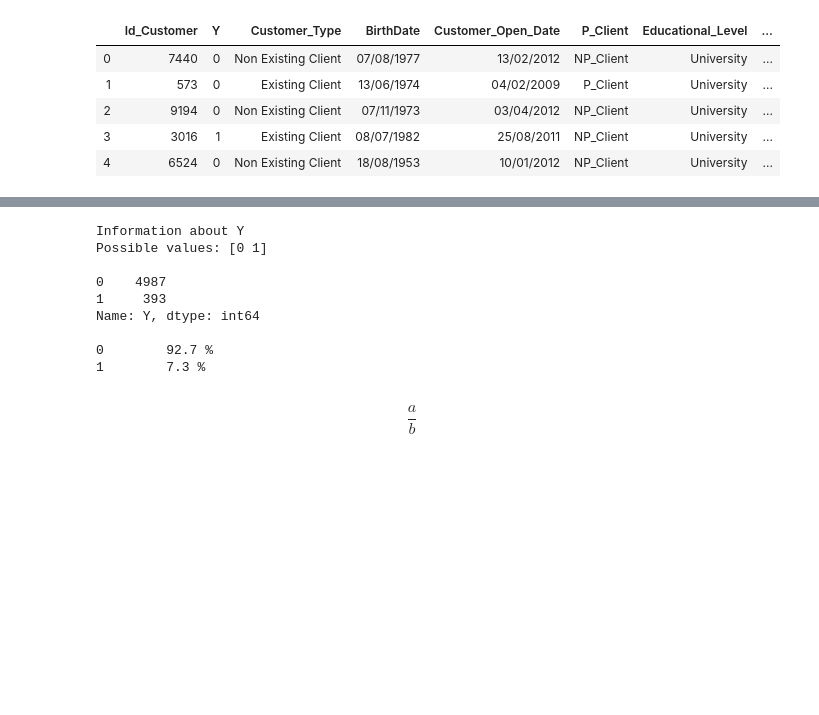
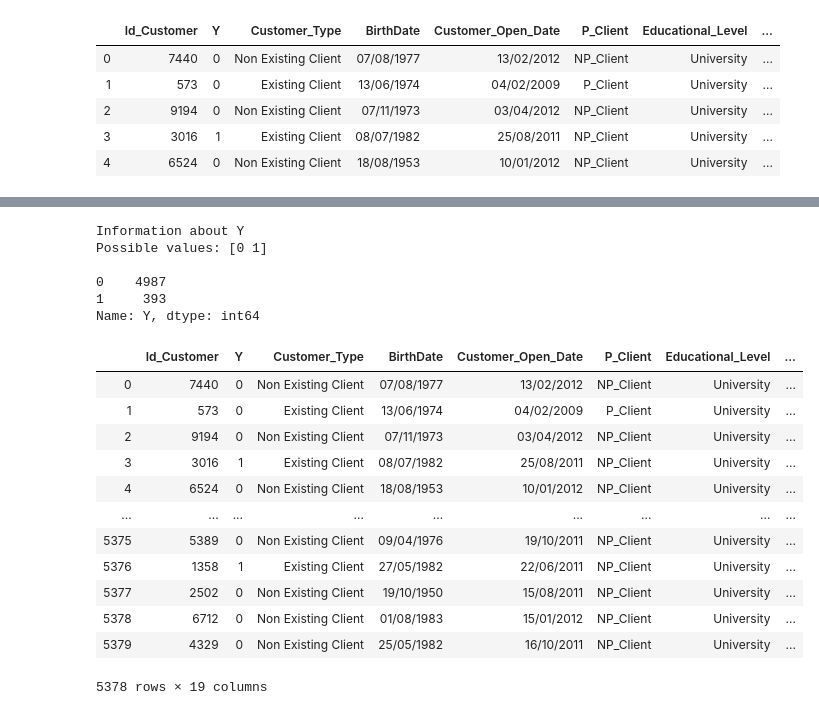
Before and after one commit to luizbezerra-pinheiro/Project_ML2, a Jupyter notebook: src/Feature Analysis.ipynb, the cells around one changed output, grey strips where cells are left out. Saved outputs shown, nothing was run; the diff lists cells and outputs as text; code cells hidden in the pictures; blank space fills up the shorter version.

```diff
--- a/src/Feature Analysis.ipynb
+++ b/src/Feature Analysis.ipynb
@@ -34,8 +34,6 @@ display(df.describe(include="all"))
 print("Information about Y")
 print("Possible values:", df.Y.unique(), end="\n\n")
 print(df.Y.value_counts(), end="\n\n")
-print("0\t", 100*round(1-df.Y.sum()/df.shape[0], 3), "%")
-print("1\t", 100*round(df.Y.sum()/df.shape[0], 3), "%")
 # %% [output]
 Information about Y
 Possible values: [0 1]
@@ -43,10 +41,19 @@ Possible values: [0 1]
 0    4987
 1     393
 Name: Y, dtype: int64
-
-0        92.7 %
-1        7.3 %
-# %% [markdown]
-$$
-\dfrac{a}{b}
-$$
+# %%
+display(df[~df["Net_Annual_Income"].isna()])
+# %% [output]
+|  | Id_Customer | Y | Customer_Type | BirthDate | Customer_Open_Date | P_Client | Educational_Level | ... |
+| 0 | 7440 | 0 | Non Existing Client | 07/08/1977 | 13/02/2012 | NP_Client | University | ... |
+| 1 | 573 | 0 | Existing Client | 13/06/1974 | 04/02/2009 | P_Client | University | ... |
+| 2 | 9194 | 0 | Non Existing Client | 07/11/1973 | 03/04/2012 | NP_Client | University | ... |
+| 3 | 3016 | 1 | Existing Client | 08/07/1982 | 25/08/2011 | NP_Client | University | ... |
+| 4 | 6524 | 0 | Non Existing Client | 18/08/1953 | 10/01/2012 | NP_Client | University | ... |
+| ... | ... | ... | ... | ... | ... | ... | ... | ... |
+| 5375 | 5389 | 0 | Non Existing Client | 09/04/1976 | 19/10/2011 | NP_Client | University | ... |
+| 5376 | 1358 | 1 | Existing Client | 27/05/1982 | 22/06/2011 | NP_Client | University | ... |
+| 5377 | 2502 | 0 | Non Existing Client | 19/10/1950 | 15/08/2011 | NP_Client | University | ... |
+| 5378 | 6712 | 0 | Non Existing Client | 01/08/1983 | 15/01/2012 | NP_Client | University | ... |
+| 5379 | 4329 | 0 | Non Existing Client | 25/05/1982 | 16/10/2011 | NP_Client | University | ... |
+5378 rows × 19 columns
```
Also changed, not shown: parts of 3 cells of this notebook, 5 other files.
